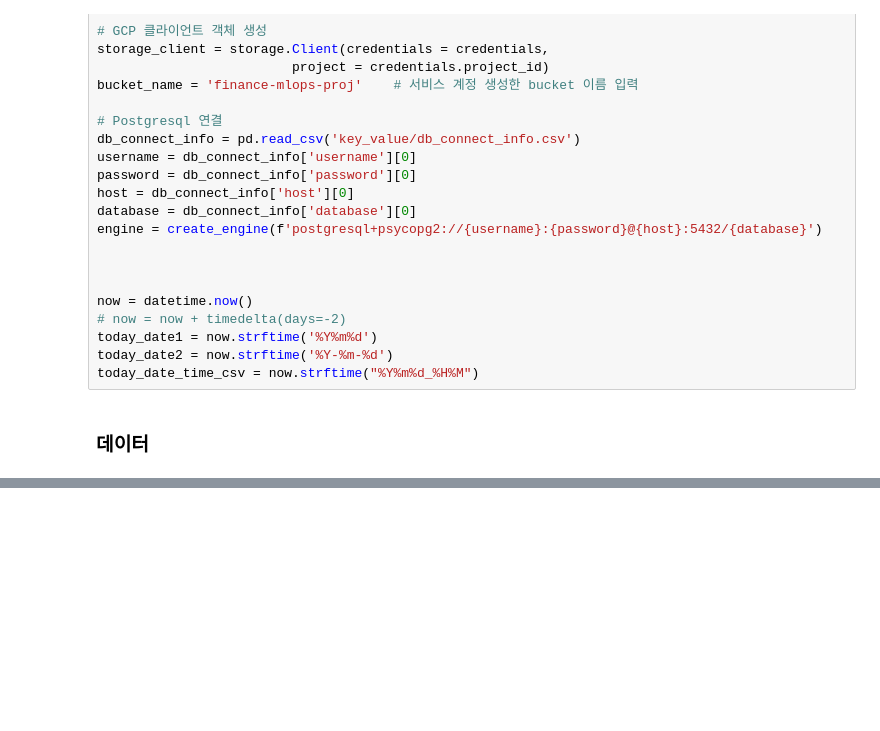
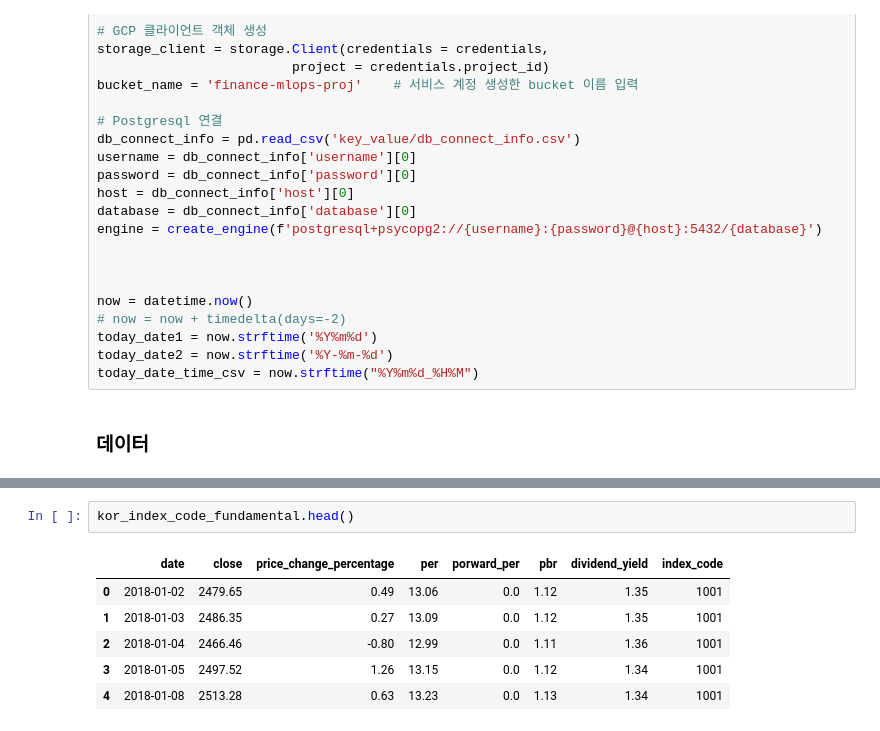
Before and after one commit to Unfinishedgod/finance_mlops, a Jupyter notebook: jupyter/indicator_setup.ipynb, the cells around one changed output, grey strips where cells are left out. Saved outputs shown, nothing was run; the diff lists cells and outputs as text; blank space fills up the shorter version.

```diff
--- a/jupyter/indicator_setup.ipynb
+++ b/jupyter/indicator_setup.ipynb
@@ -130,0 +162,9 @@ kor_stock_ohlcv_anal_kospi = t.to_pandas()
+# %%
+kor_index_code_fundamental.head()
+# %% [output]
+|  | date | close | price_change_percentage | per | porward_per | pbr | dividend_yield | index_code |
+| 0 | 2018-01-02 | 2479.65 | 0.49 | 13.06 | 0.0 | 1.12 | 1.35 | 1001 |
+| 1 | 2018-01-03 | 2486.35 | 0.27 | 13.09 | 0.0 | 1.12 | 1.35 | 1001 |
+| 2 | 2018-01-04 | 2466.46 | -0.80 | 12.99 | 0.0 | 1.11 | 1.36 | 1001 |
+| 3 | 2018-01-05 | 2497.52 | 1.26 | 13.15 | 0.0 | 1.12 | 1.34 | 1001 |
+| 4 | 2018-01-08 | 2513.28 | 0.63 | 13.23 | 0.0 | 1.13 | 1.34 | 1001 |
```
Also changed, not shown: parts of 20 cells of this notebook.
